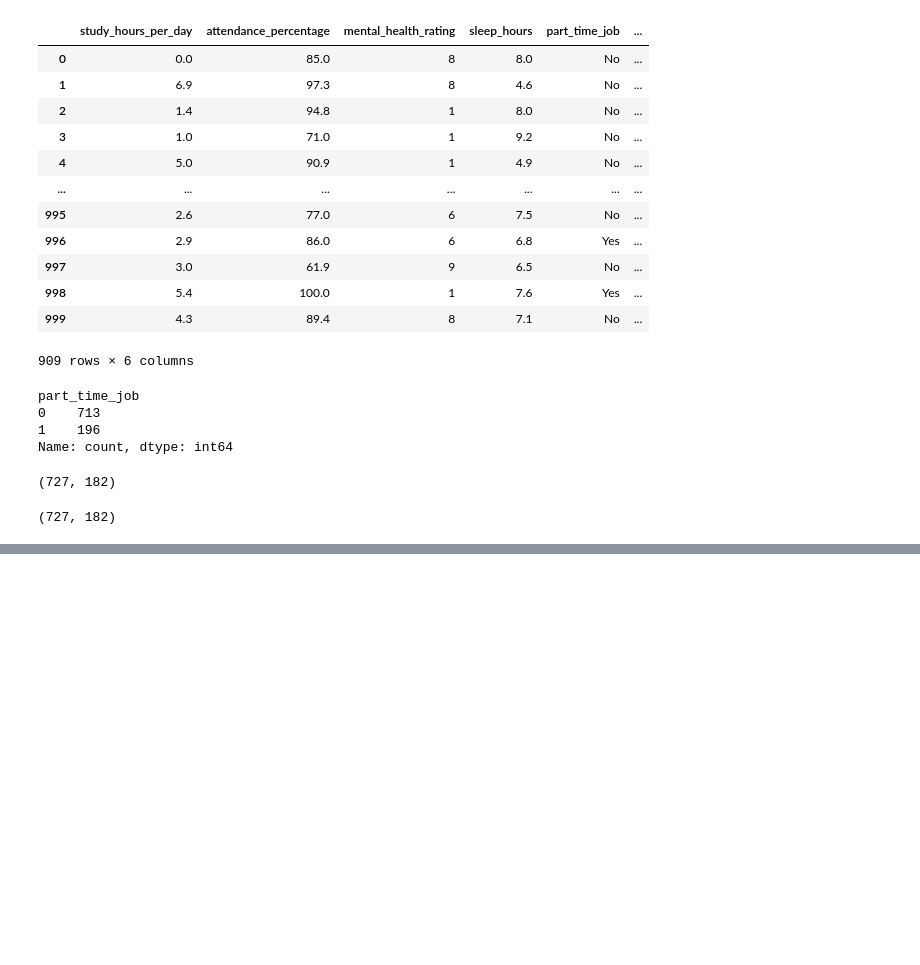
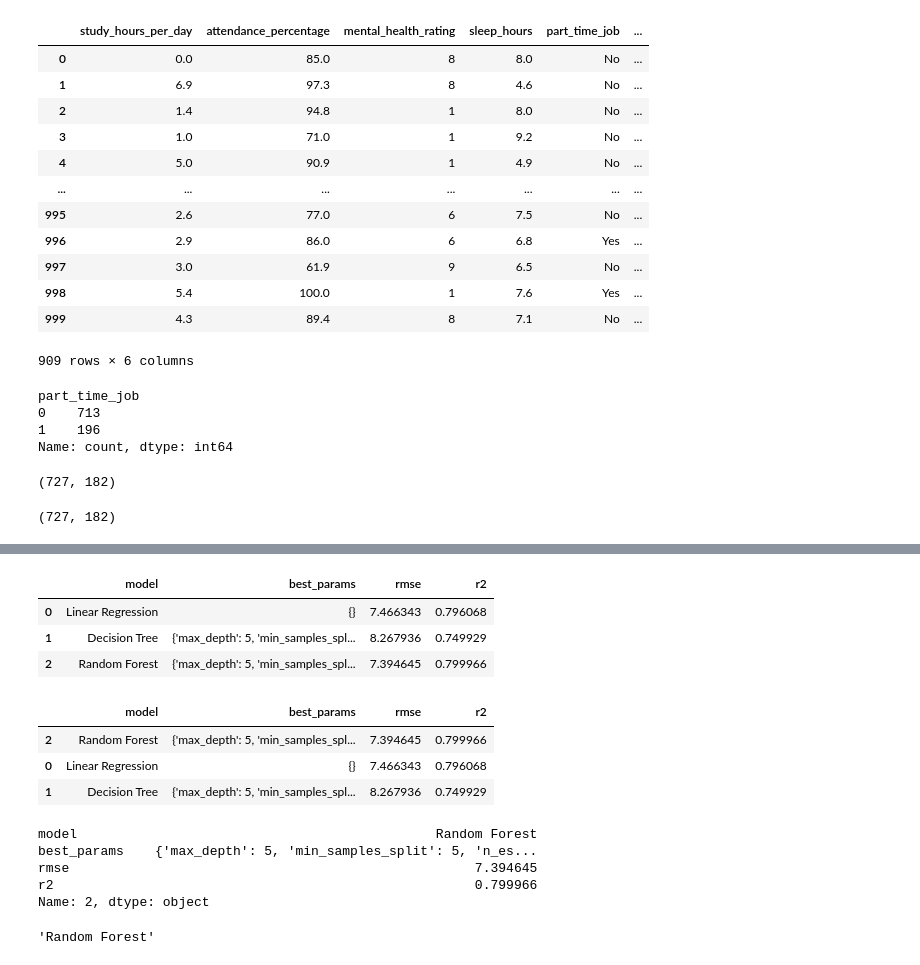
Before and after one commit to Sasa0920/EstimaCore, a Jupyter notebook: notebook.ipynb, the cells around one changed output, grey strips where cells are left out. Drawn from its saved outputs; the diff is of its cells as text; code cells hidden in the pictures; blank space fills up the shorter version.

Commit message:
Hyperparameter tunning and model building

```diff
--- a/notebook.ipynb
+++ b/notebook.ipynb
@@ -315,0 +338,23 @@ len(y_train), len(y_test)
+# %%
+best_models = []
+# %%
+for name,config in models.items():
+  print(f"Training {name}...")
+
+  #Hyperparameter tuning with GridSearchCV
+  grid = GridSearchCV(config["model"], config["params"], cv=5, scoring="neg_mean_squared_error")
+
+  #Fit the model
+  grid.fit(X_train, y_train)
+
+  #Evaluate the model
+  y_pred = grid.predict(X_test)
+  rmse = np.sqrt(mean_squared_error(y_test, y_pred))
+  r2 = r2_score(y_test, y_pred)
+
+  best_models.append({
+    "model": name,
+    "best_params": grid.best_params_,
+    "rmse": rmse,
+    "r2": r2
+  })
@@ -315,0 +380,16 @@ len(y_train), len(y_test)
+# %%
+results = pd.DataFrame(best_models)
+# %%
+results
+# %% [output]
+|  | model | best_params | rmse | r2 |
+| 0 | Linear Regression | {} | 7.466343 | 0.796068 |
+| 1 | Decision Tree | {'max_depth': 5, 'min_samples_spl... | 8.267936 | 0.749929 |
+| 2 | Random Forest | {'max_depth': 5, 'min_samples_spl... | 7.394645 | 0.799966 |
+# %%
+results.sort_values(by="rmse")
+# %% [output]
+|  | model | best_params | rmse | r2 |
+| 2 | Random Forest | {'max_depth': 5, 'min_samples_spl... | 7.394645 | 0.799966 |
+| 0 | Linear Regression | {} | 7.466343 | 0.796068 |
+| 1 | Decision Tree | {'max_depth': 5, 'min_samples_spl... | 8.267936 | 0.749929 |
@@ -315,0 +400,8 @@ len(y_train), len(y_test)
+# %%
+best_row
+# %% [output]
+model                                              Random Forest
+best_params    {'max_depth': 5, 'min_samples_split': 5, 'n_es...
+rmse                                                    7.394645
+r2                                                      0.799966
+Name: 2, dtype: object
@@ -315,0 +410,4 @@ len(y_train), len(y_test)
+# %%
+best_model_name
+# %% [output]
+'Random Forest'
```
Also changed, not shown: parts of 12 cells of this notebook, 1 other file.
